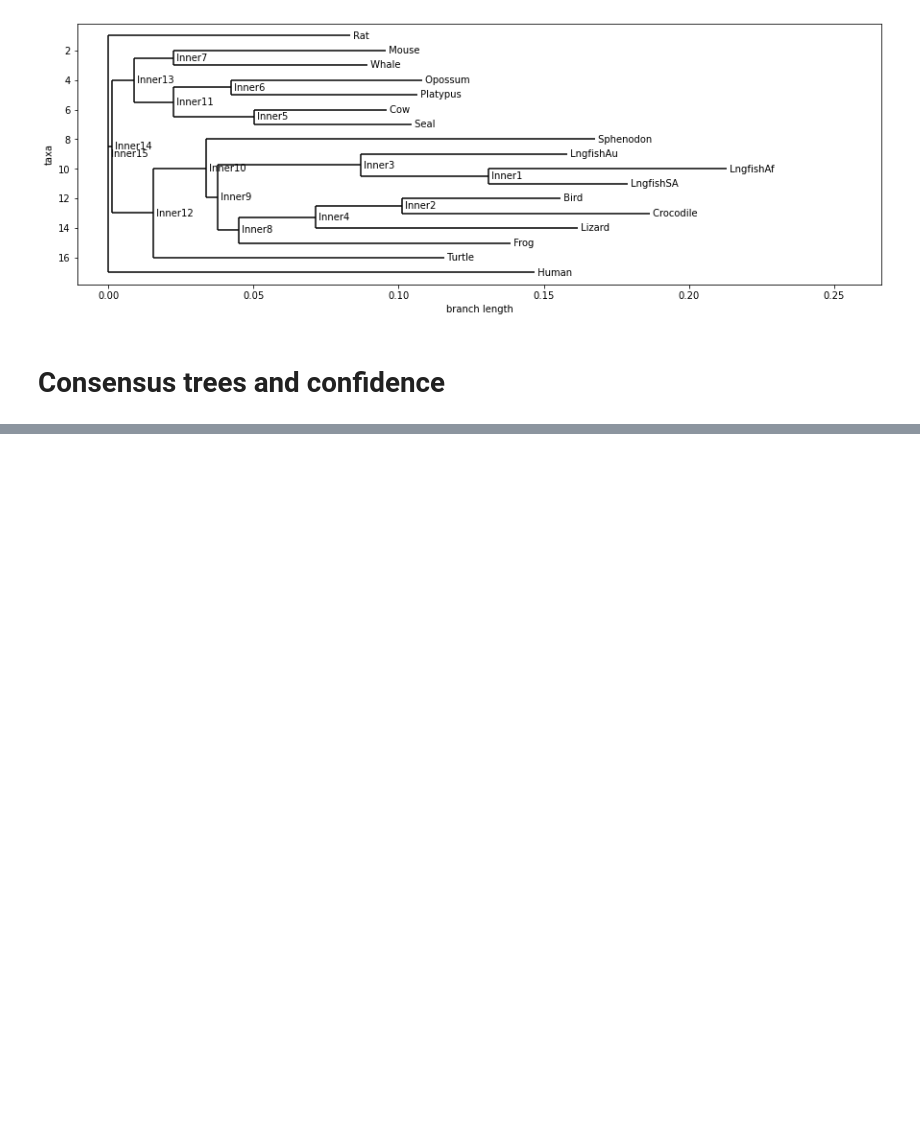
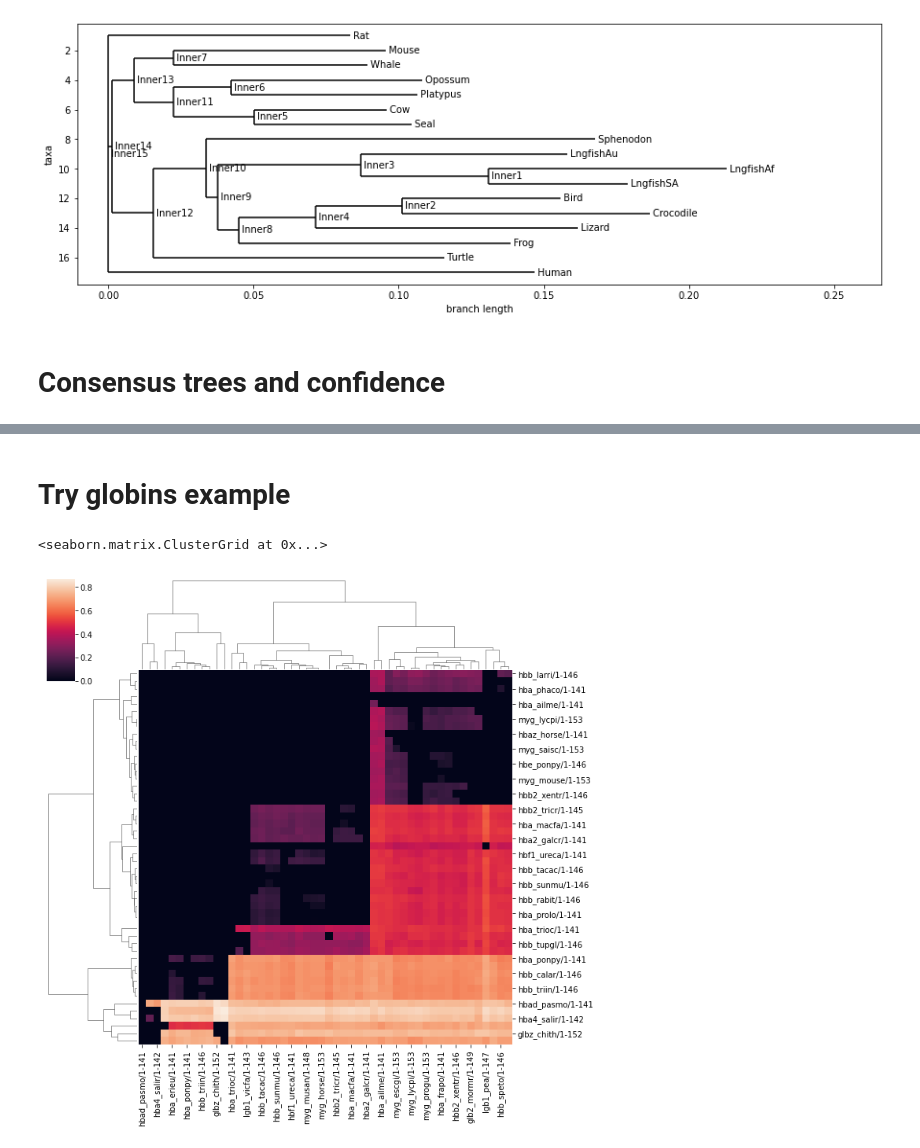
Before and after one commit to regevs/practical, a Jupyter notebook: 20240212_tree_practical.ipynb, the cells around one changed output, grey strips where cells are left out. Saved outputs shown, nothing was run; the diff lists cells and outputs as text; code cells hidden in the pictures; blank space fills up the shorter version.

Commit message:
great apes and globins

```diff
--- a/20240212_tree_practical.ipynb
+++ b/20240212_tree_practical.ipynb
@@ -44,7 +45,7 @@ aln = AlignIO.read(working_dir / "iqtree-2.2.2.6-example.phy", format="phylip")
 # %% [markdown]
 # Calculate the distance matrix
 # %%
-def view_distance_matrix(distance_matrix):
+def view_distance_matrix(distance_matrix, return_matrix=False):
     n_names = len(distance_matrix)
     D = np.zeros((n_names, n_names))
     for i in range(n_names):
@@ -52,6 +53,9 @@ def view_distance_matrix(distance_matrix):
     names = np.array(distance_matrix.names).astype(str)
     df = pd.DataFrame(data=D, index=names, columns=names)
 
+    if return_matrix:
+        return df
+
     fig, ax = plt.subplots(figsize=(8,6))
     sns.heatmap(df, vmin=0, square=True, ax=ax)
     ax.set_title("Distance matrix")
@@ -129,0 +134,2 @@ Phylo.draw(maj_tree, axes=ax)
+# %% [markdown]
+# Try globins example
@@ -129,0 +143,9 @@ Phylo.draw(maj_tree, axes=ax)
+# %%
+globins_aln = AlignIO.read(working_dir / "globins.fasta", format="fasta")
+# %%
+sns.clustermap(
+    view_distance_matrix(DistanceCalculator('identity').get_distance(globins_aln), return_matrix=True)
+)
+# %% [output]
+<seaborn.matrix.ClusterGrid at 0x...>
+[figure, added]
```
Also changed, not shown: parts of 24 cells of this notebook, 24 other files.
